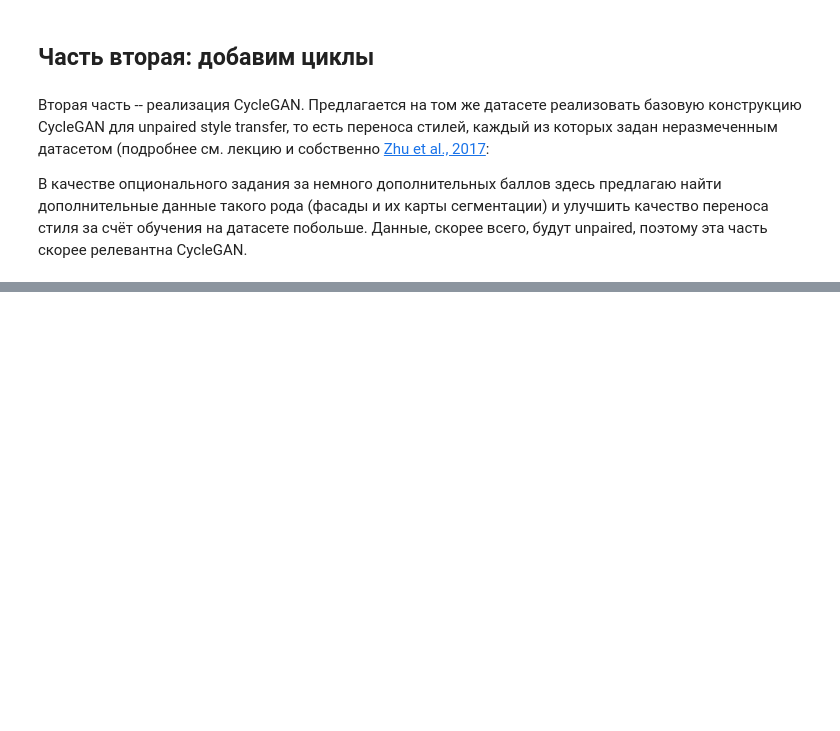
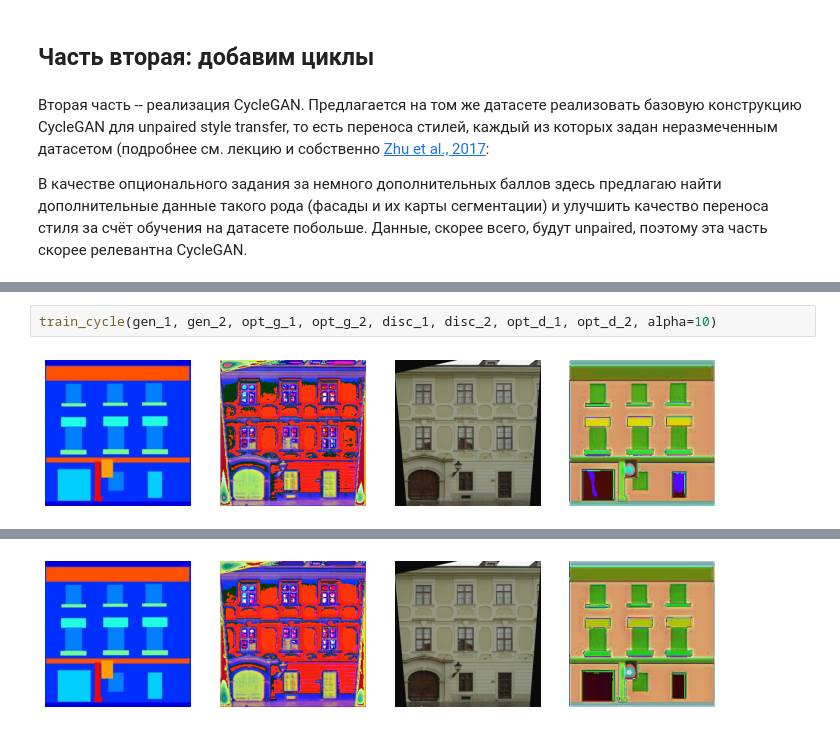
Before and after one commit to StepDan23/MADE_RL, a Jupyter notebook: hw_3/hw_3.ipynb, the cells around one changed output, grey strips where cells are left out. Saved outputs shown, nothing was run; the diff lists cells and outputs as text; blank space fills up the shorter version.

```diff
--- a/hw_3/hw_3.ipynb
+++ b/hw_3/hw_3.ipynb
@@ -295,0 +438,4 @@ show_eval_image(generator, figsize=(16, 9), img_id=39)
+# %%
+train_cycle(gen_1, gen_2, opt_g_1, opt_g_2, disc_1, disc_2, opt_d_1, opt_d_2, alpha=10)
+# %% [output]
+[figure, added]
@@ -295,0 +443 @@ show_eval_image(generator, figsize=(16, 9), img_id=39)
+[figure, added]
```
Also changed, not shown: parts of 14 cells of this notebook.
